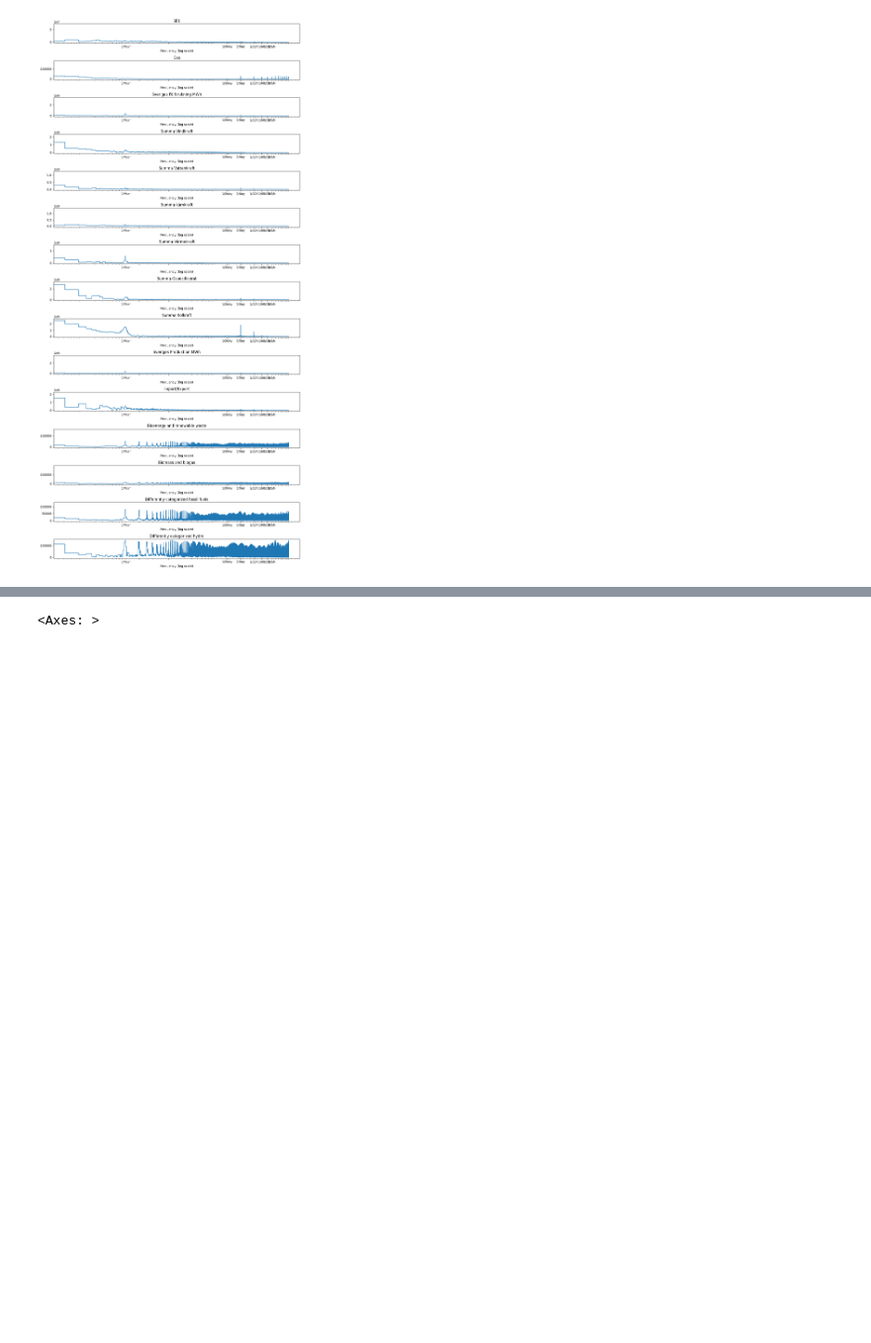
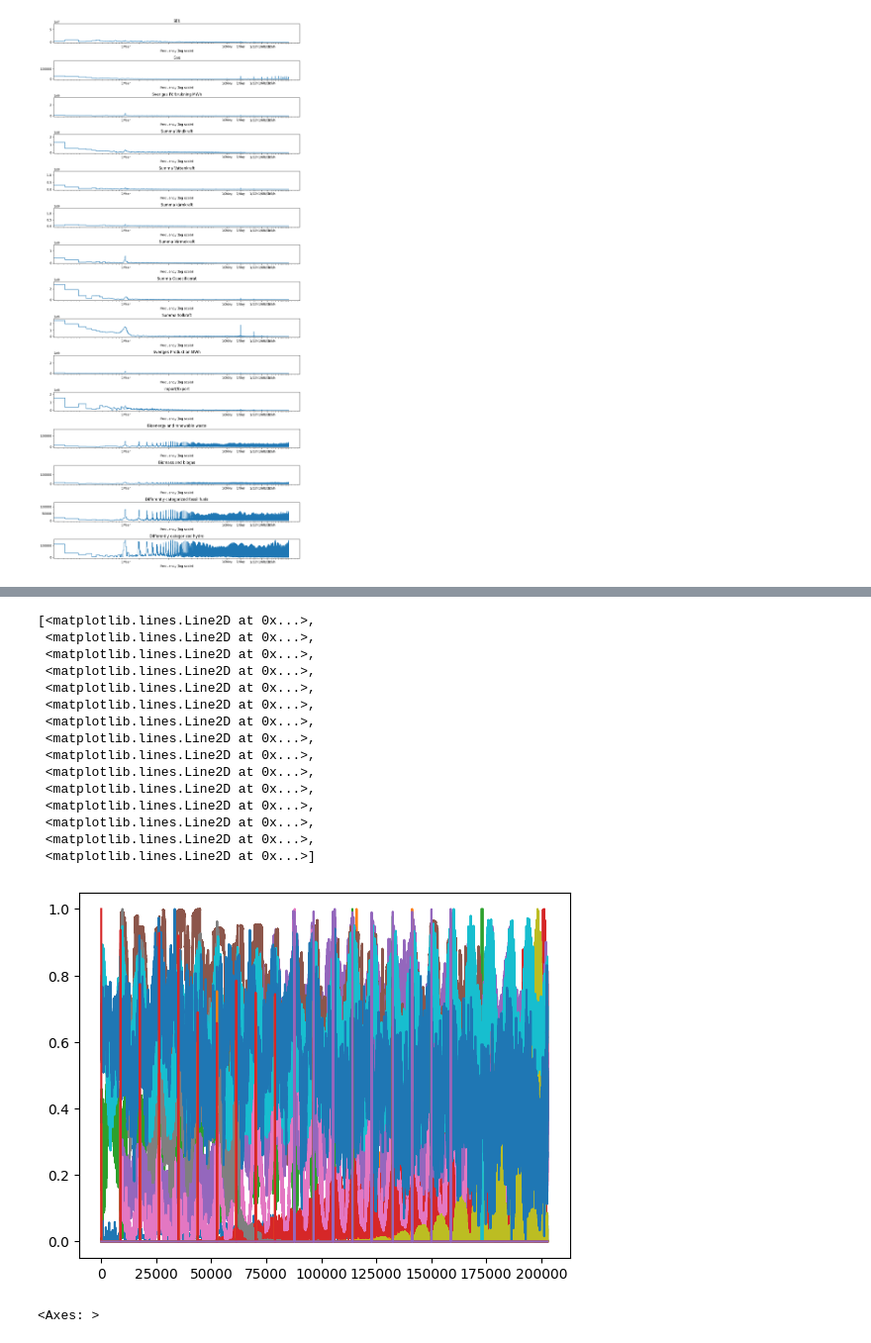
Before and after one commit to albinjanzen/masterthesis, a Jupyter notebook: Iteration 2.ipynb, the cells around one changed output, grey strips where cells are left out. Shown at 99% size. Saved outputs shown, nothing was run; the diff lists cells and outputs as text; code cells hidden in the pictures; blank space fills up the shorter version.

```diff
--- a/Iteration 2.ipynb
+++ b/Iteration 2.ipynb
@@ -302,3 +305,23 @@ df_sine[df_sine.columns] = scaler_sine.transform(df_sine[df_sine.columns])
+# %%
+#plt.plot(df)
+plt.plot(df_few)
+# %% [output]
+[<matplotlib.lines.Line2D at 0x...>,
+ <matplotlib.lines.Line2D at 0x...>,
+ <matplotlib.lines.Line2D at 0x...>,
+ <matplotlib.lines.Line2D at 0x...>,
+ <matplotlib.lines.Line2D at 0x...>,
+ <matplotlib.lines.Line2D at 0x...>,
+ <matplotlib.lines.Line2D at 0x...>,
+ <matplotlib.lines.Line2D at 0x...>,
+ <matplotlib.lines.Line2D at 0x...>,
+ <matplotlib.lines.Line2D at 0x...>,
+ <matplotlib.lines.Line2D at 0x...>,
+ <matplotlib.lines.Line2D at 0x...>,
+ <matplotlib.lines.Line2D at 0x...>,
+ <matplotlib.lines.Line2D at 0x...>,
+ <matplotlib.lines.Line2D at 0x...>]
+[figure, added]
 # %%
 sns.heatmap(df.corr())
 # %% [output]
```
Also changed, not shown: parts of 12 cells of this notebook.
